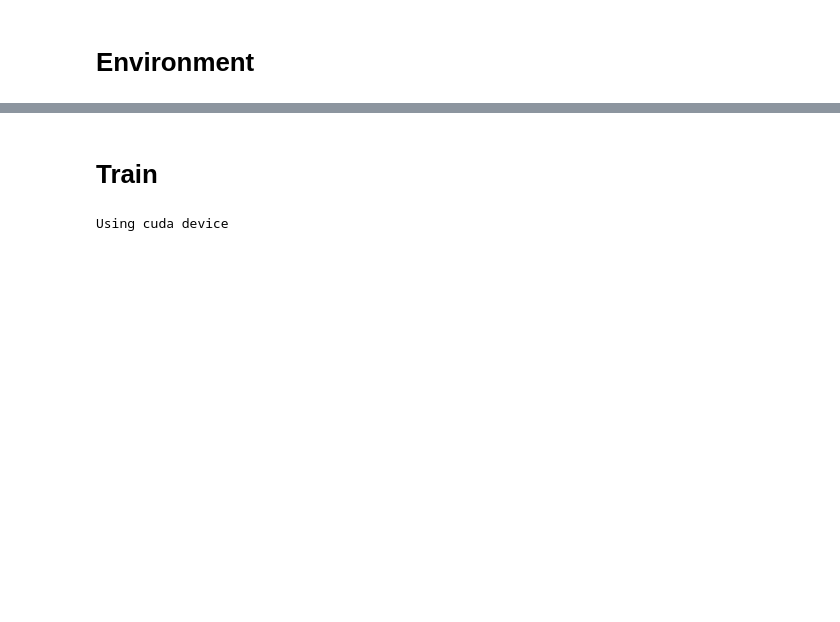
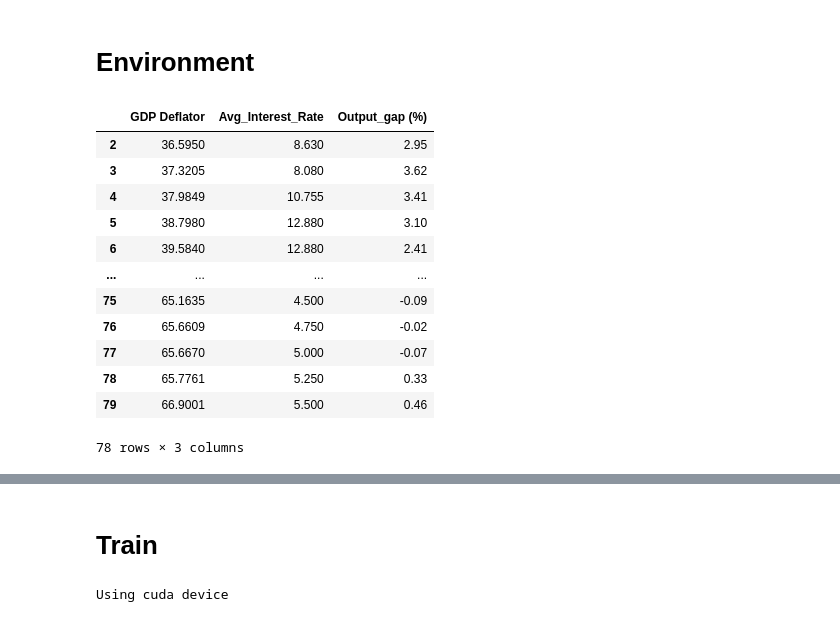
Before and after one commit to Sebastian-Ballesteros/ST449_Project, a Jupyter notebook: main_v2.ipynb, the cells around one changed output, grey strips where cells are left out. Drawn from its saved outputs; the diff is of its cells as text; code cells hidden in the pictures; blank space fills up the shorter version.

```diff
--- a/main_v2.ipynb
+++ b/main_v2.ipynb
@@ -413,5 +794,22 @@ model_y_ann, model_pi_ann = nonlinear_model()
 # %% [markdown]
 # Environment
+# %%
+Env_df = merged_df[['GDP Deflator','Avg_Interest_Rate','Output_gap (%)']]
+Env_df
+# %% [output]
+|  | GDP Deflator | Avg_Interest_Rate | Output_gap (%) |
+| 2 | 36.5950 | 8.630 | 2.95 |
+| 3 | 37.3205 | 8.080 | 3.62 |
+| 4 | 37.9849 | 10.755 | 3.41 |
+| 5 | 38.7980 | 12.880 | 3.10 |
+| 6 | 39.5840 | 12.880 | 2.41 |
+| ... | ... | ... | ... |
+| 75 | 65.1635 | 4.500 | -0.09 |
+| 76 | 65.6609 | 4.750 | -0.02 |
+| 77 | 65.6670 | 5.000 | -0.07 |
+| 78 | 65.7761 | 5.250 | 0.33 |
+| 79 | 66.9001 | 5.500 | 0.46 |
+78 rows × 3 columns
 # %%
 import gymnasium as gym
 import numpy as np
```
Also changed, not shown: parts of 18 cells of this notebook.
